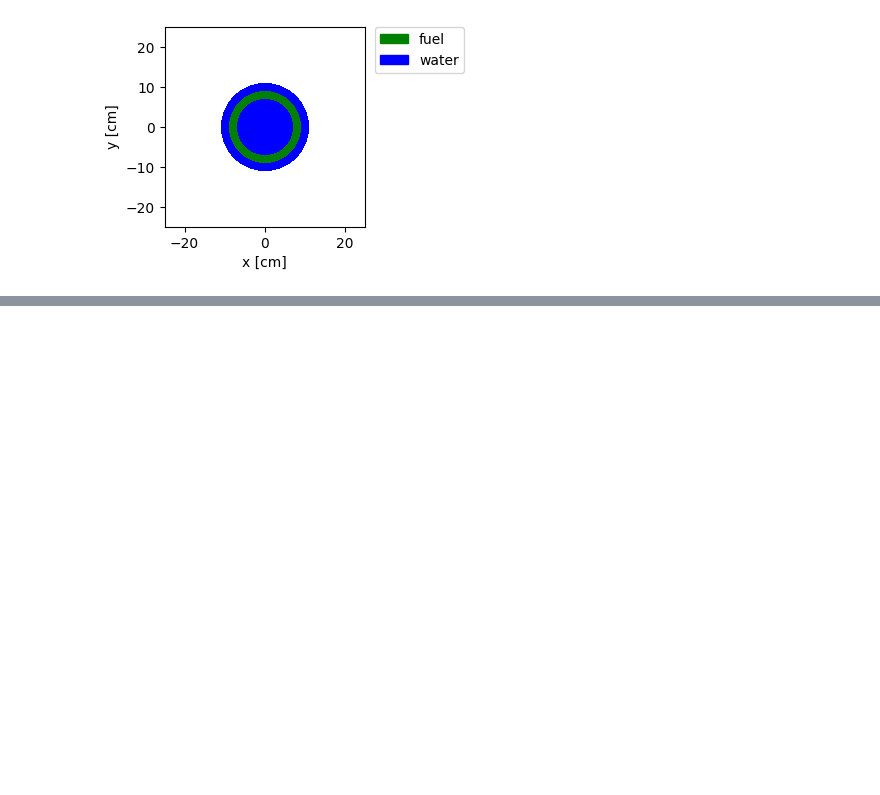
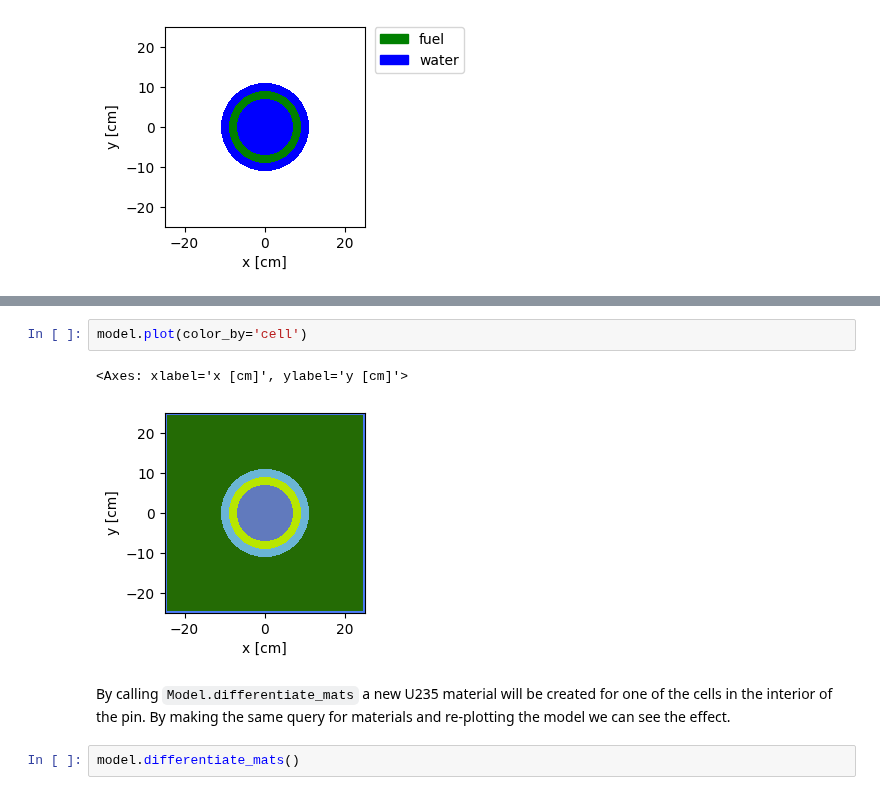
Before and after one commit to openmc-dev/openmc-notebooks, a Jupyter notebook: cad-model-sync.ipynb, the cells around one changed output, grey strips where cells are left out. Cells and saved outputs as stored; diff of their text form; blank space fills up the shorter version.

```diff
--- a/cad-model-sync.ipynb
+++ b/cad-model-sync.ipynb
@@ -186,0 +217,9 @@ model.plot(color_by='material', colors=material_colors, legend=True)
+# %%
+model.plot(color_by='cell')
+# %% [output]
+<Axes: xlabel='x [cm]', ylabel='y [cm]'>
+[figure, added]
+# %% [markdown]
+By calling `Model.differentiate_mats` a new U235 material will be created for one of the cells in the interior of the pin. By making the same query for materials and re-plotting the model we can see the effect.
+# %%
+model.differentiate_mats()
```
Also changed, not shown: parts of 6 cells of this notebook.
